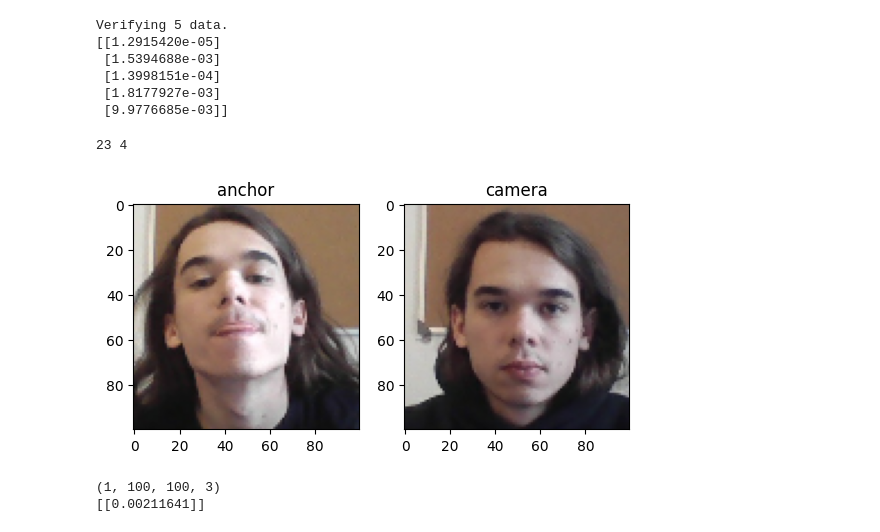
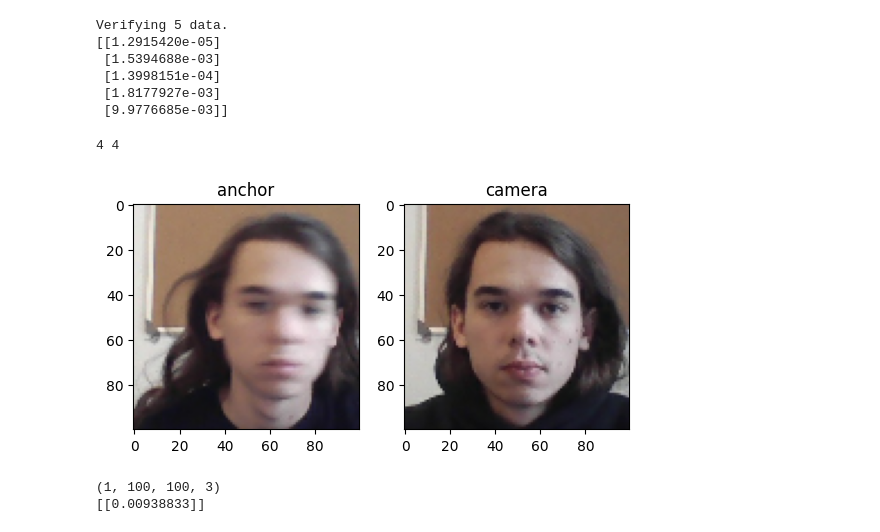
Before and after one commit to xafras/RFTL2, a Jupyter notebook: live.ipynb, the cells around one changed output. Drawn from its saved outputs; the diff is of its cells as text; code cells hidden in the pictures.

```diff
--- a/live.ipynb
+++ b/live.ipynb
@@ -15,26 +15,29 @@ Verifying 5 data.
  [1.3998151e-04]
  [1.8177927e-03]
  [9.9776685e-03]]
+# %%
+k,m =-1,-1
 # %%
-k = np.random.randint(0, len(os.listdir(ANC_PATH)))
-m = np.random.randint(0, len(os.listdir(VER_PATH)))
+# k = np.random.randint(0, len(os.listdir(ANC_PATH)))
+# m = np.random.randint(0, len(os.listdir(VER_PATH)))
+k+=1; m+=1
 print(k,m)
 anchor_file_path = os.path.join(ANC_PATH, os.listdir(ANC_PATH)[k])
 verify_file_path = os.path.join(VER_PATH, os.listdir(VER_PATH)[m])
 
 test_input = np.array(preprocess(anchor_file_path))
 test_val = np.array(preprocess(verify_file_path))
 plot_images_b2b(test_input, test_val, title1='anchor', title2='camera')
 
 print(np.array([test_input]).shape)
 
 result = siamese_model.predict([np.array([test_input]), np.array([test_val])])
 print(result)
 # %% [output]
-23 4
+4 4
-[figure, old version]
+[figure, new version]
 (1, 100, 100, 3)
-[[0.00211641]]
+[[0.00938833]]
 # %%
 cap = cv2.VideoCapture(0)
 while cap.isOpened():
```
Also changed, not shown: 1 other file.
